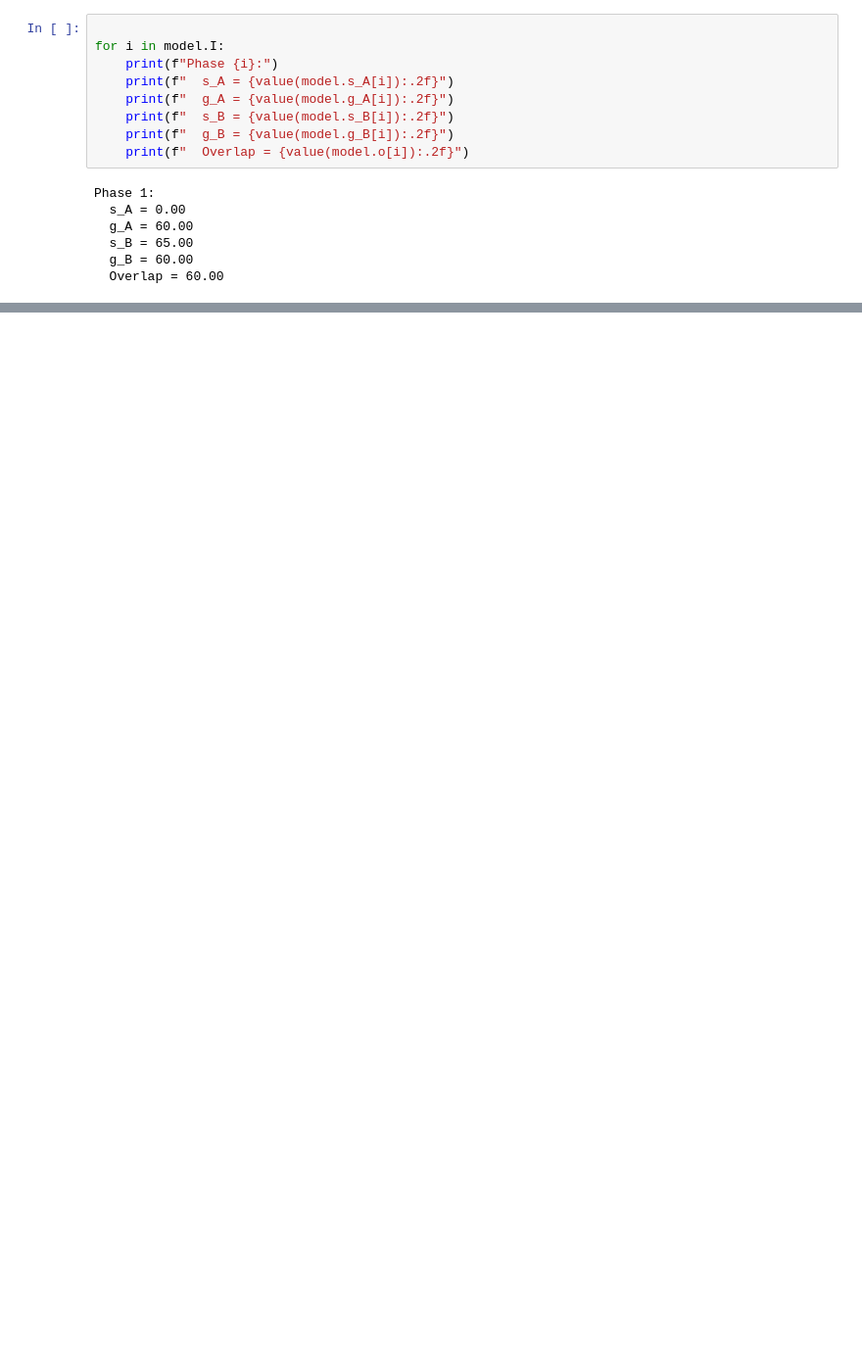
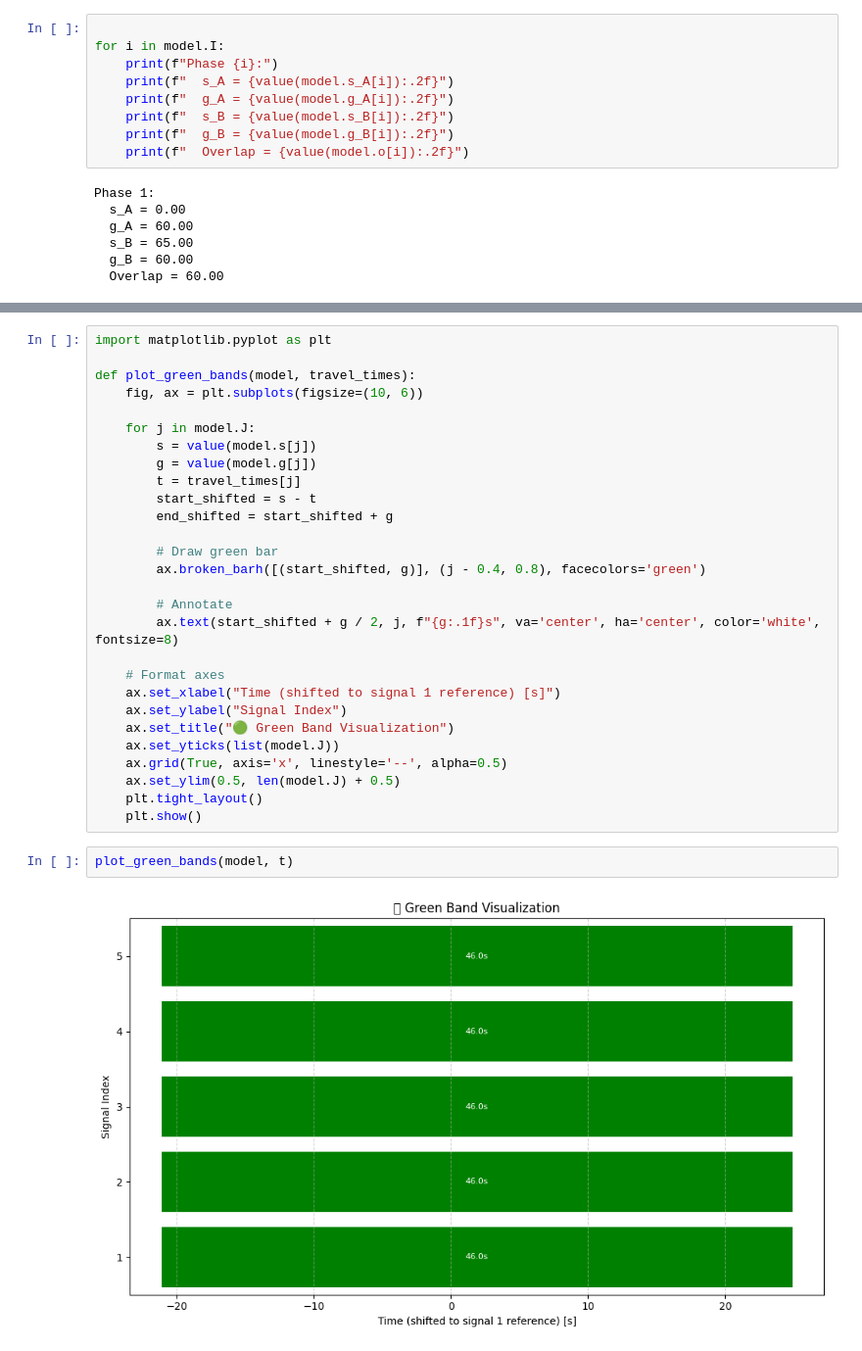
Before and after one commit to mahmoodtt1/OR, a Jupyter notebook: Signal_Coordination.ipynb, the cells around one changed output, grey strips where cells are left out. Shown at 98% size. Drawn from its saved outputs; the diff is of its cells as text; blank space fills up the shorter version.

```diff
--- a/Signal_Coordination.ipynb
+++ b/Signal_Coordination.ipynb
@@ -165,0 +259,32 @@ Phase 1:
+# %%
+import matplotlib.pyplot as plt
+
+def plot_green_bands(model, travel_times):
+    fig, ax = plt.subplots(figsize=(10, 6))
+
+    for j in model.J:
+        s = value(model.s[j])
+        g = value(model.g[j])
+        t = travel_times[j]
+        start_shifted = s - t
+        end_shifted = start_shifted + g
+
+        # Draw green bar
+        ax.broken_barh([(start_shifted, g)], (j - 0.4, 0.8), facecolors='green')
+
+        # Annotate
+        ax.text(start_shifted + g / 2, j, f"{g:.1f}s", va='center', ha='center', color='white', fontsize=8)
+
+    # Format axes
+    ax.set_xlabel("Time (shifted to signal 1 reference) [s]")
+    ax.set_ylabel("Signal Index")
+    ax.set_title("🟢 Green Band Visualization")
+    ax.set_yticks(list(model.J))
+    ax.grid(True, axis='x', linestyle='--', alpha=0.5)
+    ax.set_ylim(0.5, len(model.J) + 0.5)
+    plt.tight_layout()
+    plt.show()
+# %%
+plot_green_bands(model, t)
+# %% [output]
+[figure, added]
```
Also changed, not shown: parts of 11 cells of this notebook.
